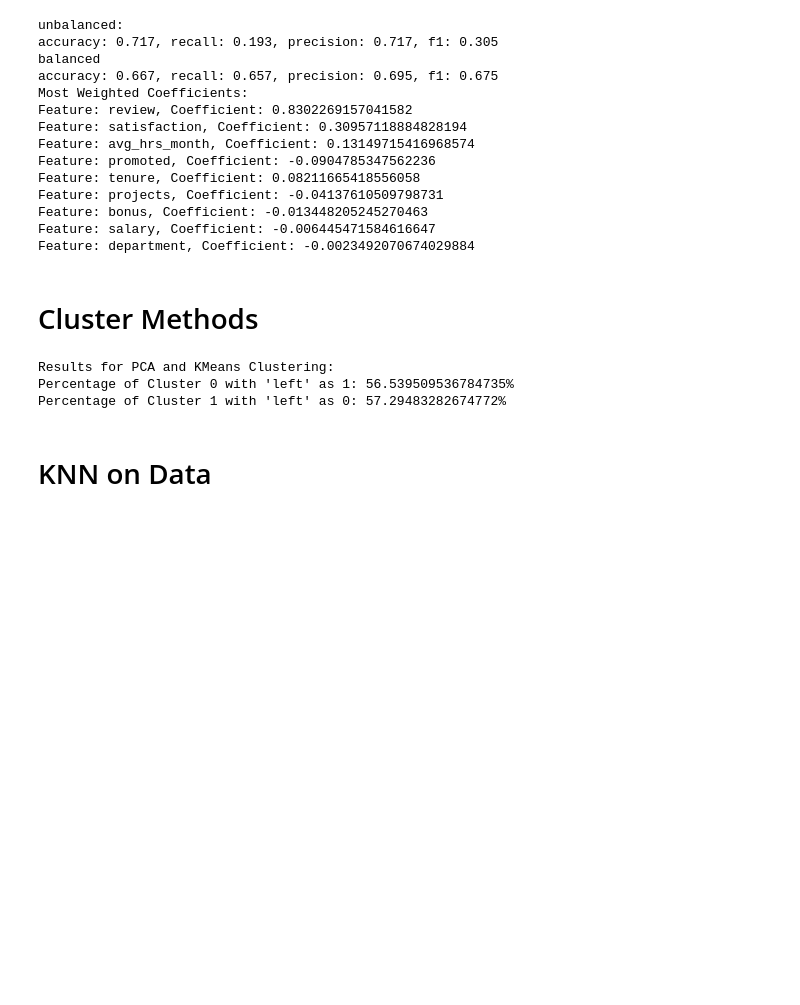
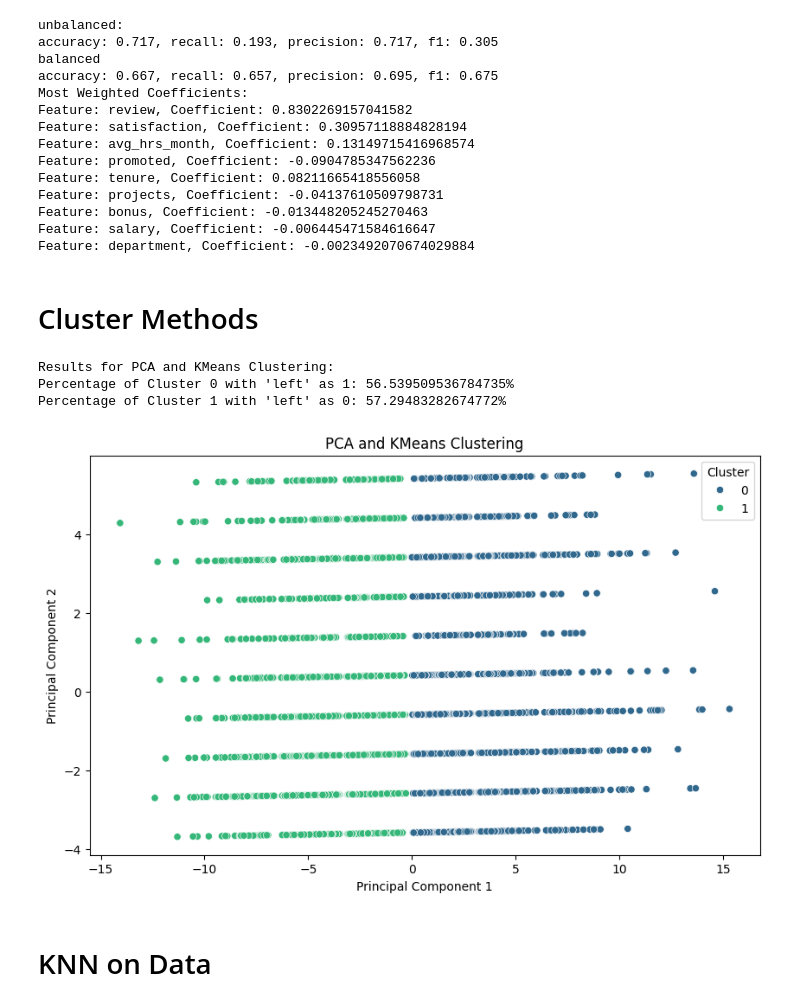
Before and after one commit to ahgoldmeer/CIS-3715-Final-Project, a Jupyter notebook: Final Project Main.ipynb, the cells around one changed output. Drawn from its saved outputs; the diff is of its cells as text; code cells hidden in the pictures; blank space fills up the shorter version.

```diff
--- a/Final Project Main.ipynb
+++ b/Final Project Main.ipynb
@@ -325,6 +325,7 @@ Feature: department, Coefficient: -0.0023492070674029884
 from sklearn.cluster import KMeans
 from sklearn.decomposition import PCA
 from sklearn.metrics.cluster import normalized_mutual_info_score
+import seaborn as sns
 import itertools
 
 # Assuming FV is your feature DataFrame and GTV is the ground truth variable
@@ -347,33 +348,42 @@ for feature_pair in feature_combinations:
 
     # Store results
     results_feature_pairs.append({
         'Features': feature_pair,
         'Cluster Labels': cluster_labels,
         'Clustering Score': clustering_score
     })
 
 # Sort results by clustering score to identify impactful features
 results_sorted_feature_pairs = sorted(results_feature_pairs, key=lambda x: x['Clustering Score'], reverse=True)
 
 # Perform PCA and KMeans clustering on the entire dataset
 pca = PCA(n_components=2)
 reduced_features = pca.fit_transform(B_FV)
 
 kmeans_pca = KMeans(n_clusters=2)
 cluster_labels_pca = kmeans_pca.fit_predict(reduced_features)
 
 # Calculate the percentage of each cluster that has 'left' as either 1 or 0
 cluster_left_1 = np.sum(np.logical_and(cluster_labels_pca == 0, B_GTV == 1)) / np.sum(cluster_labels_pca == 0)
 cluster_left_0 = np.sum(np.logical_and(cluster_labels_pca == 1, B_GTV == 0)) / np.sum(cluster_labels_pca == 1)
 
 # Print or visualize the percentages
 print("\nResults for PCA and KMeans Clustering:")
 print(f"Percentage of Cluster 0 with 'left' as 1: {cluster_left_1 * 100}%")
 print(f"Percentage of Cluster 1 with 'left' as 0: {cluster_left_0 * 100}%")
+
+plt.figure(figsize=(10, 6))
+sns.scatterplot(x=reduced_features[:, 0], y=reduced_features[:, 1], hue=cluster_labels_pca, palette='viridis')
+plt.title('PCA and KMeans Clustering')
+plt.xlabel('Principal Component 1')
+plt.ylabel('Principal Component 2')
+plt.legend(title='Cluster')
+plt.show()
 # %% [output]
 Results for PCA and KMeans Clustering:
 Percentage of Cluster 0 with 'left' as 1: 56.539509536784735%
 Percentage of Cluster 1 with 'left' as 0: 57.29483282674772%
+[figure, added]
 # %% [markdown]
 # KNN on Data
 # %%
```
